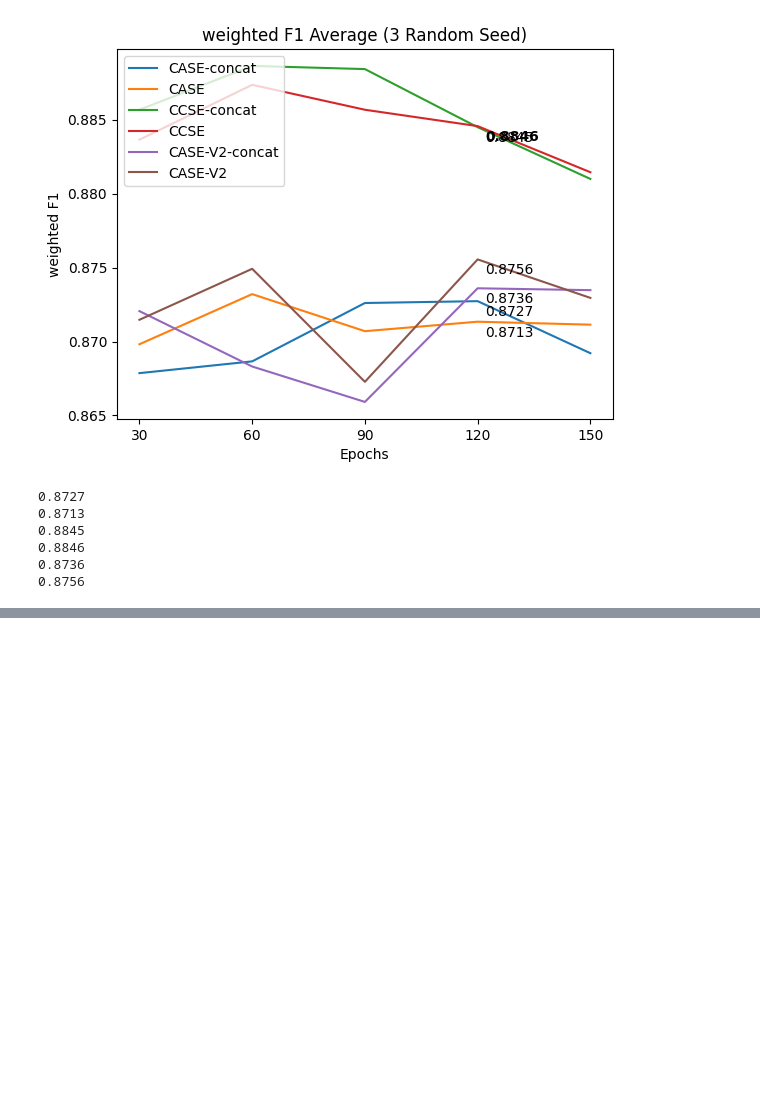
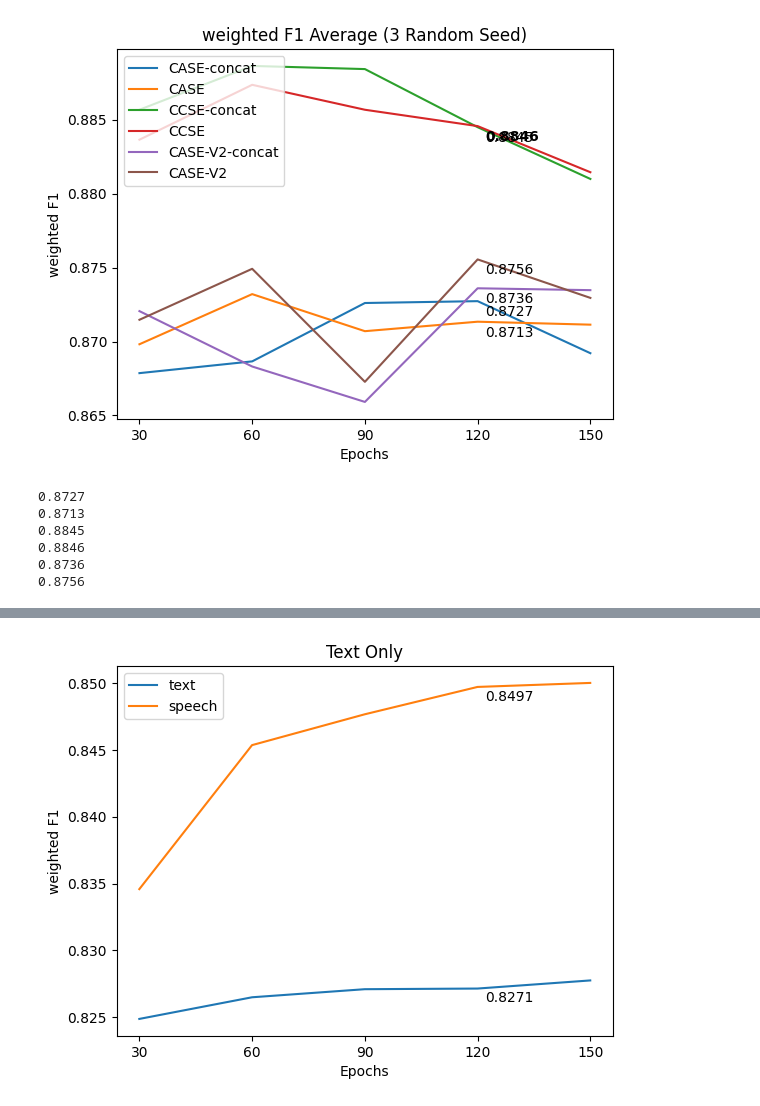
Before and after one commit to Glorang-AI/Emotion-Recognition-in-Conversation, a Jupyter notebook: score.ipynb, the cells around one changed output, grey strips where cells are left out. Saved outputs shown, nothing was run; the diff lists cells and outputs as text; code cells hidden in the pictures; blank space fills up the shorter version.

```diff
--- a/score.ipynb
+++ b/score.ipynb
@@ -300,0 +373,15 @@ print(round(data_weighted['CASE-V2-weighted_f1'][119], 4))
+# %%
+plt.plot(data_weighted['epoch'], data_weighted['text'], label="text")
+plt.plot(data_weighted['epoch'], data_weighted['speech'], label="speech")
+
+plt.title("Text Only")
+plt.xlabel("Epochs")
+plt.ylabel("weighted F1")
+plt.legend(loc = "upper left")
+plt.xticks(data_weighted['epoch'])
+
+plt.text(data_weighted['epoch'][119]+2, data_weighted['text'][119] - 0.001, round(data_weighted['text'][119], 4))
+plt.text(data_weighted['epoch'][119]+2, data_weighted['speech'][119] - 0.001, round(data_weighted['speech'][119], 4))
+plt.show()
+# %% [output]
+[figure, added]
```
Also changed, not shown: parts of 8 cells of this notebook, 18 other files.
